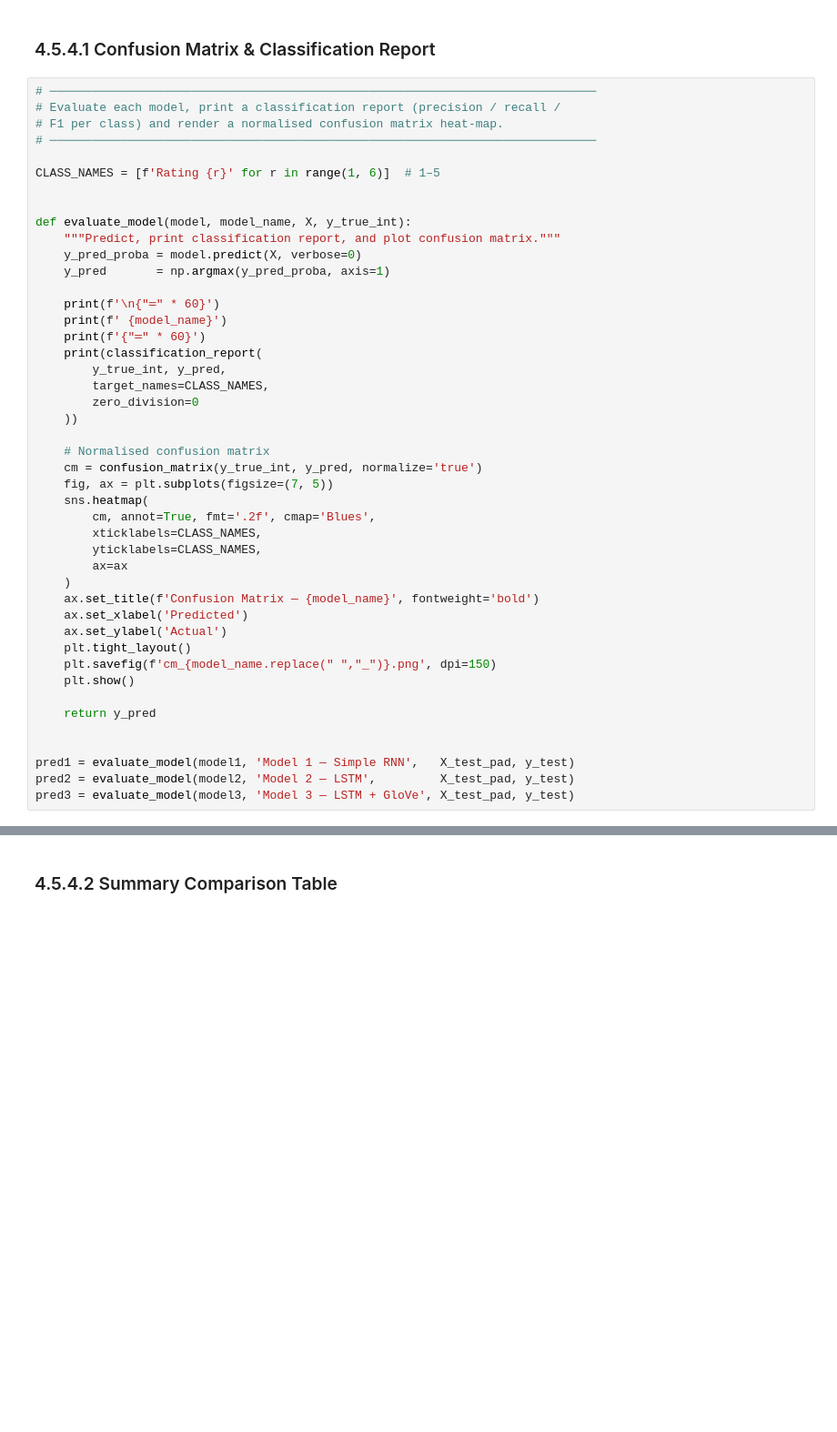
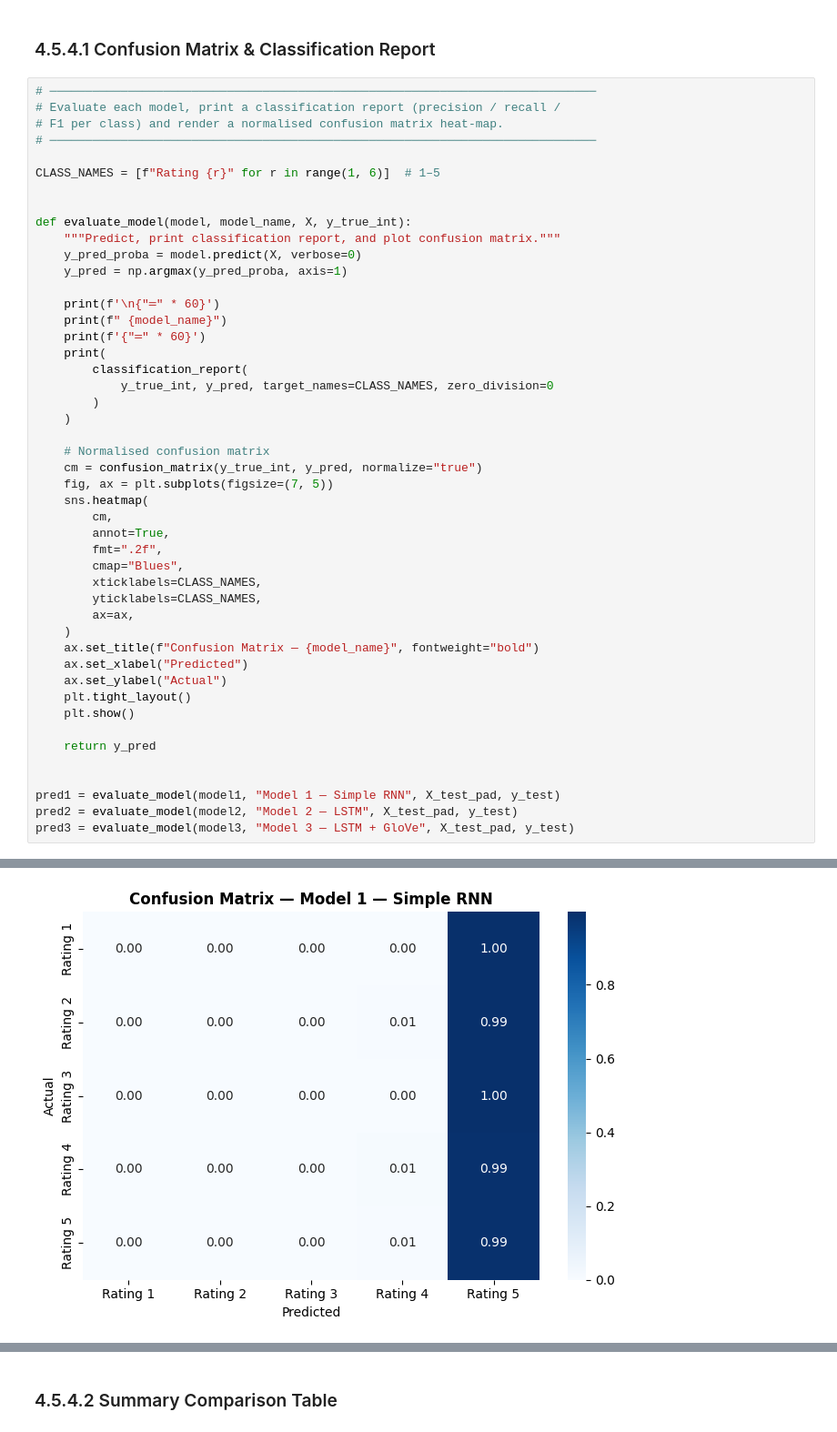
Before and after one commit to nl-codes/6CS012-Artificial-Intelligence-and-Machine-Learning, a Jupyter notebook: assessment/nlp_task/nlp-task.ipynb, the cells around one changed output, grey strips where cells are left out. Shown at 91% size. Drawn from its saved outputs; the diff is of its cells as text; blank space fills up the shorter version.

```diff
--- a/assessment/nlp_task/nlp-task.ipynb
+++ b/assessment/nlp_task/nlp-task.ipynb
@@ -559,42 +708,45 @@ plot_history(
 # F1 per class) and render a normalised confusion matrix heat-map.
 # ─────────────────────────────────────────────────────────────────────────────
 
-CLASS_NAMES = [f'Rating {r}' for r in range(1, 6)]  # 1–5
+CLASS_NAMES = [f"Rating {r}" for r in range(1, 6)]  # 1–5
 
 
 def evaluate_model(model, model_name, X, y_true_int):
     """Predict, print classification report, and plot confusion matrix."""
     y_pred_proba = model.predict(X, verbose=0)
-    y_pred       = np.argmax(y_pred_proba, axis=1)
+    y_pred = np.argmax(y_pred_proba, axis=1)
 
     print(f'\n{"═" * 60}')
-    print(f' {model_name}')
+    print(f" {model_name}")
     print(f'{"═" * 60}')
-    print(classification_report(
-        y_true_int, y_pred,
-        target_names=CLASS_NAMES,
-        zero_division=0
-    ))
+    print(
+        classification_report(
+            y_true_int, y_pred, target_names=CLASS_NAMES, zero_division=0
+        )
+    )
 
     # Normalised confusion matrix
-    cm = confusion_matrix(y_true_int, y_pred, normalize='true')
+    cm = confusion_matrix(y_true_int, y_pred, normalize="true")
     fig, ax = plt.subplots(figsize=(7, 5))
     sns.heatmap(
-        cm, annot=True, fmt='.2f', cmap='Blues',
+        cm,
+        annot=True,
+        fmt=".2f",
+        cmap="Blues",
         xticklabels=CLASS_NAMES,
         yticklabels=CLASS_NAMES,
-        ax=ax
+        ax=ax,
     )
-    ax.set_title(f'Confusion Matrix — {model_name}', fontweight='bold')
-    ax.set_xlabel('Predicted')
-    ax.set_ylabel('Actual')
+    ax.set_title(f"Confusion Matrix — {model_name}", fontweight="bold")
+    ax.set_xlabel("Predicted")
+    ax.set_ylabel("Actual")
     plt.tight_layout()
-    plt.savefig(f'cm_{model_name.replace(" ","_")}.png', dpi=150)
     plt.show()
 
     return y_pred
 
 
-pred1 = evaluate_model(model1, 'Model 1 — Simple RNN',   X_test_pad, y_test)
-pred2 = evaluate_model(model2, 'Model 2 — LSTM',         X_test_pad, y_test)
-pred3 = evaluate_model(model3, 'Model 3 — LSTM + GloVe', X_test_pad, y_test)
+pred1 = evaluate_model(model1, "Model 1 — Simple RNN", X_test_pad, y_test)
+pred2 = evaluate_model(model2, "Model 2 — LSTM", X_test_pad, y_test)
+pred3 = evaluate_model(model3, "Model 3 — LSTM + GloVe", X_test_pad, y_test)
+# %% [output]
@@ -600,0 +767 @@ pred3 = evaluate_model(model3, 'Model 3 — LSTM + GloVe', X_test_pad, y_test)
+[figure, added]
```
Also changed, not shown: parts of 22 cells of this notebook.
